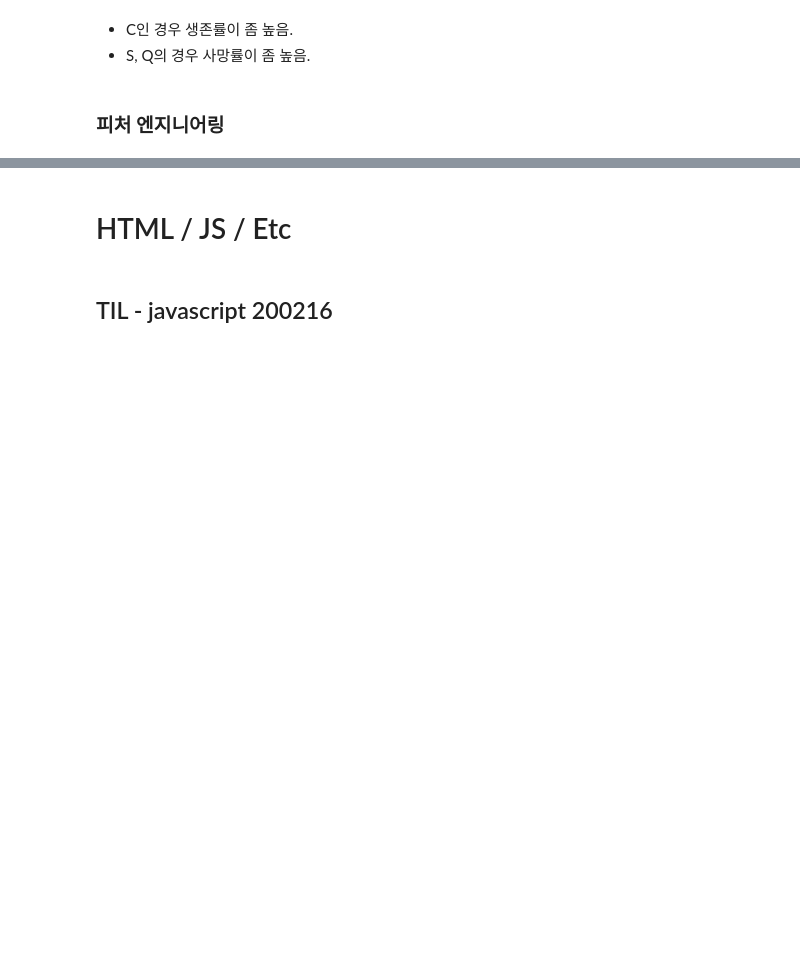
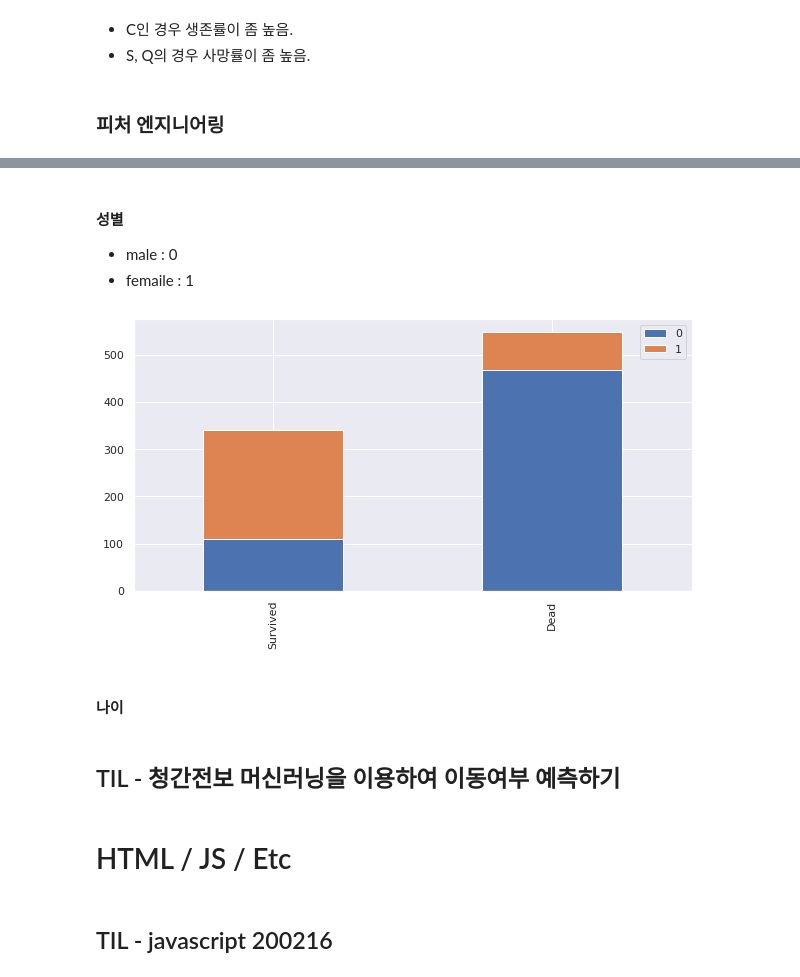
Before and after one commit to 951237/TIL, a Jupyter notebook: TIL_2020_02.ipynb, the cells around one changed output, grey strips where cells are left out. Saved outputs shown, nothing was run; the diff lists cells and outputs as text; code cells hidden in the pictures; blank space fills up the shorter version.

```diff
--- a/TIL_2020_02.ipynb
+++ b/TIL_2020_02.ipynb
@@ -537,0 +667,4 @@ bar_chart('Embarked')
+# %% [markdown]
+#### 성별
+- male : 0
+- femaile : 1
@@ -538,3 +679,11 @@ bar_chart('Embarked')
+# %%
+bar_chart('Sex')
+# %% [output]
+[figure, added]
+# %% [markdown]
+#### 나이
+# %% [markdown]
+## TIL - 청간전보 머신러닝을 이용하여 이동여부 예측하기
 # %% [markdown]
 # HTML / JS / Etc
 # %% [markdown]
```
Also changed, not shown: parts of 21 cells of this notebook.
